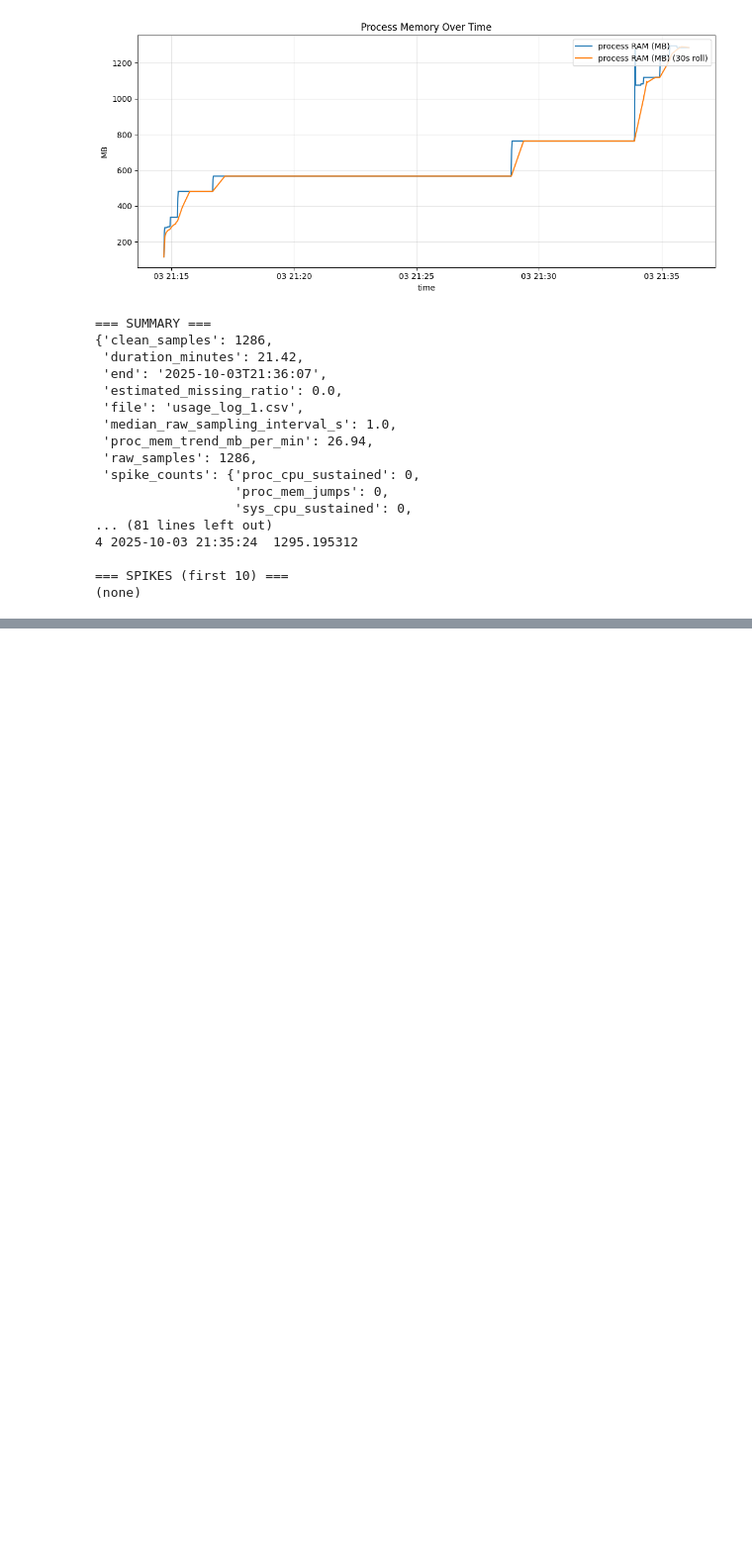
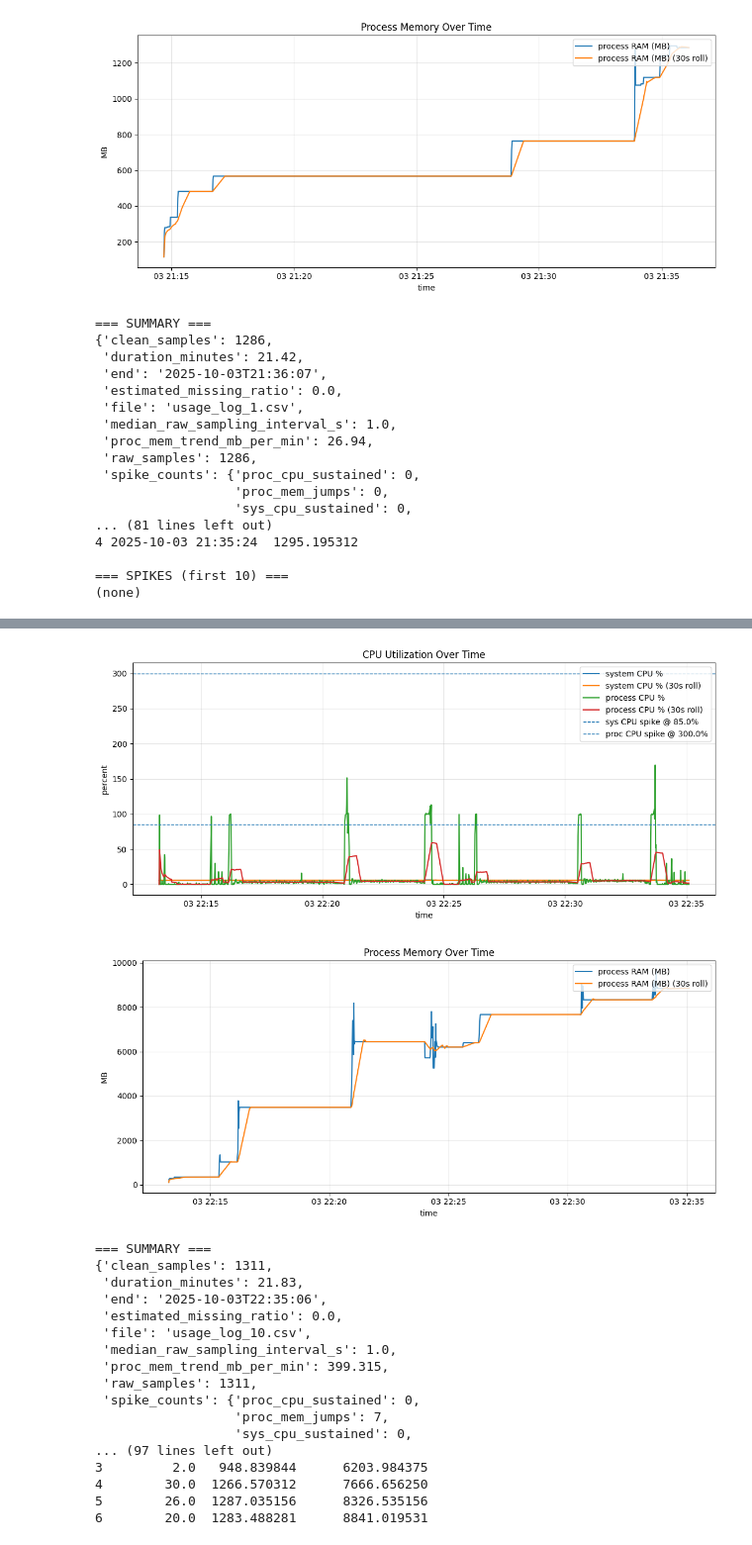
Before and after one commit to Red-Hat-AI-Innovation-Team/sdg_hub, a Jupyter notebook: examples/knowledge_tuning/enhanced_summary_knowledge_tuning/usage_analysis.ipynb, the cells around one changed output, grey strips where cells are left out. Shown at 99% size. Cells and saved outputs as stored; diff of their text form; code cells hidden in the pictures; blank space fills up the shorter version.

```diff
--- a/examples/knowledge_tuning/enhanced_summary_knowledge_tuning/usage_analysis.ipynb
+++ b/examples/knowledge_tuning/enhanced_summary_knowledge_tuning/usage_analysis.ipynb
@@ -294,0 +317,22 @@ main("usage_log_1.csv")
+# %%
+main("usage_log_10.csv")
+# %% [output]
+[figure, added]
+[figure, added]
+=== SUMMARY ===
+{'clean_samples': 1311,
+ 'duration_minutes': 21.83,
+ 'end': '2025-10-03T22:35:06',
+ 'estimated_missing_ratio': 0.0,
+ 'file': 'usage_log_10.csv',
+ 'median_raw_sampling_interval_s': 1.0,
+ 'proc_mem_trend_mb_per_min': 399.315,
+ 'raw_samples': 1311,
+ 'spike_counts': {'proc_cpu_sustained': 0,
+                  'proc_mem_jumps': 7,
+                  'sys_cpu_sustained': 0,
+... (97 lines left out)
+3         2.0   948.839844      6203.984375
+4        30.0  1266.570312      7666.656250
+5        26.0  1287.035156      8326.535156
+6        20.0  1283.488281      8841.019531
```
Also changed, not shown: parts of 3 cells of this notebook, 5 other files.
